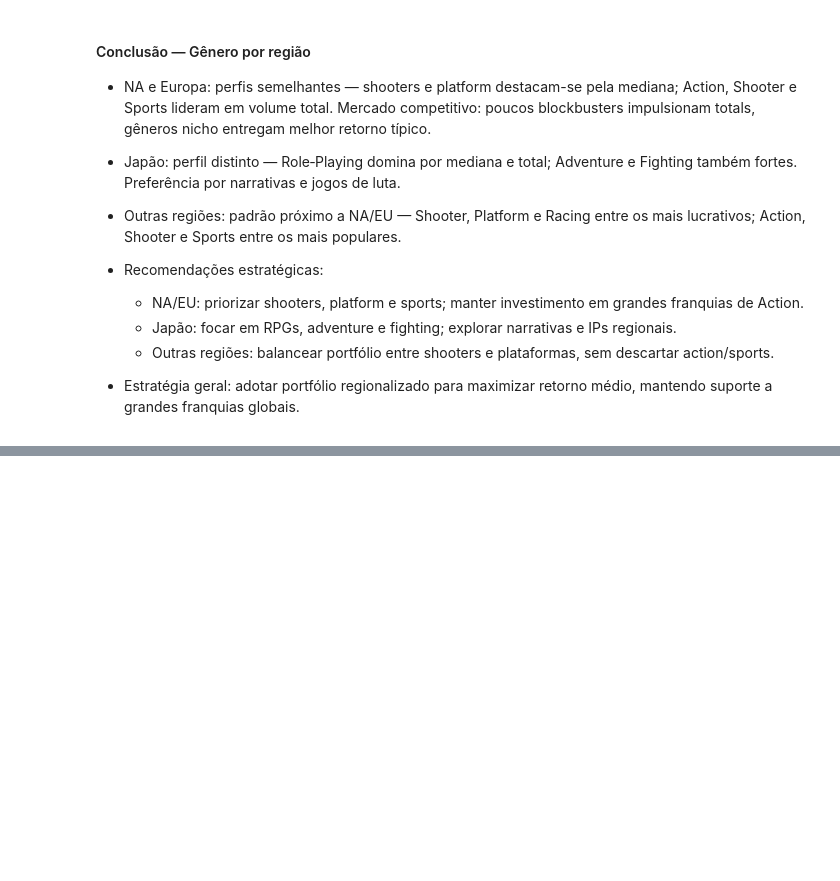
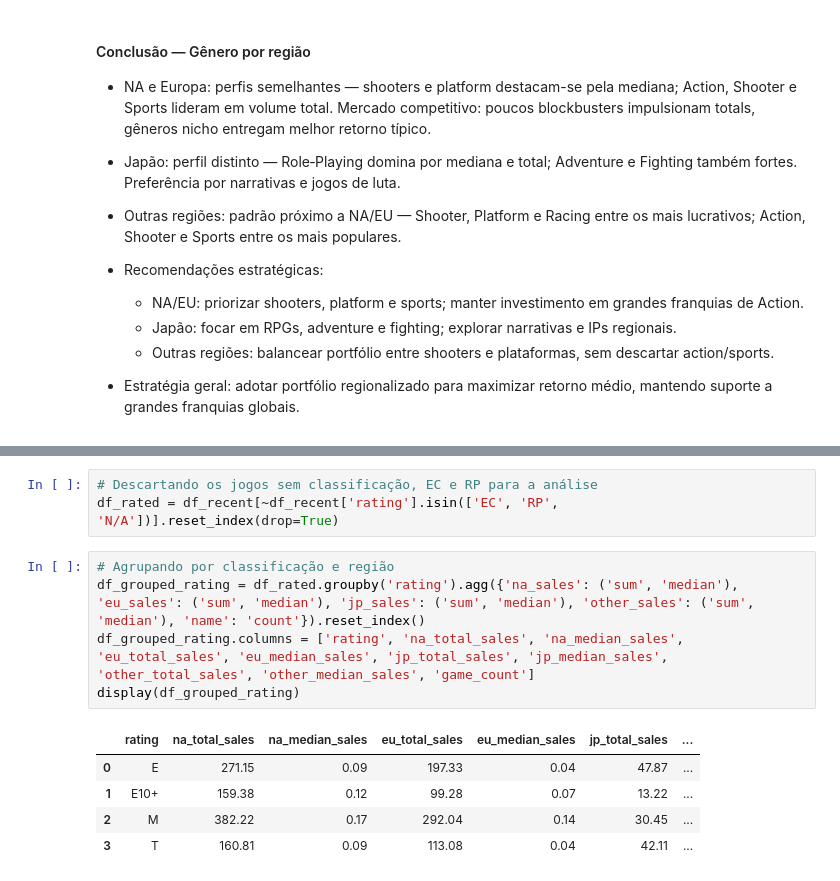
Before and after one commit to peperrone/mbads-sprint7-games, a Jupyter notebook: notebook.ipynb, the cells around one changed output, grey strips where cells are left out. Drawn from its saved outputs; the diff is of its cells as text; blank space fills up the shorter version.

```diff
--- a/notebook.ipynb
+++ b/notebook.ipynb
@@ -1970,0 +1971,14 @@ Esses resultados apontam que uma estratégia regionalizada de portfólio tem mai
+# %%
+# Descartando os jogos sem classificação, EC e RP para a análise
+df_rated = df_recent[~df_recent['rating'].isin(['EC', 'RP', 'N/A'])].reset_index(drop=True)
+# %%
+# Agrupando por classificação e região
+df_grouped_rating = df_rated.groupby('rating').agg({'na_sales': ('sum', 'median'), 'eu_sales': ('sum', 'median'), 'jp_sales': ('sum', 'median'), 'other_sales': ('sum', 'median'), 'name': 'count'}).reset_index()
+df_grouped_rating.columns = ['rating', 'na_total_sales', 'na_median_sales', 'eu_total_sales', 'eu_median_sales', 'jp_total_sales', 'jp_median_sales', 'other_total_sales', 'other_median_sales', 'game_count']
+display(df_grouped_rating)
+# %% [output]
+|  | rating | na_total_sales | na_median_sales | eu_total_sales | eu_median_sales | jp_total_sales | ... |
+| 0 | E | 271.15 | 0.09 | 197.33 | 0.04 | 47.87 | ... |
+| 1 | E10+ | 159.38 | 0.12 | 99.28 | 0.07 | 13.22 | ... |
+| 2 | M | 382.22 | 0.17 | 292.04 | 0.14 | 30.45 | ... |
+| 3 | T | 160.81 | 0.09 | 113.08 | 0.04 | 42.11 | ... |
```
Also changed, not shown: parts of 21 cells of this notebook.
